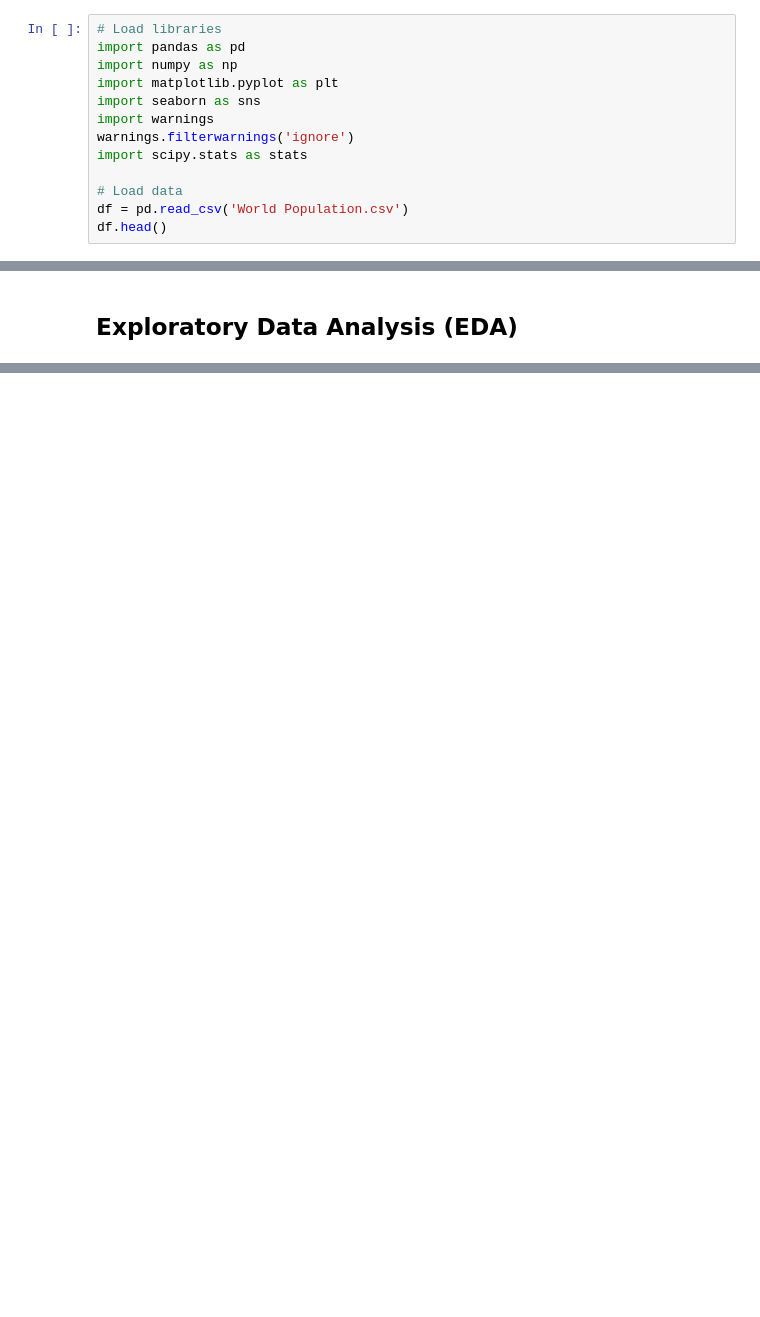
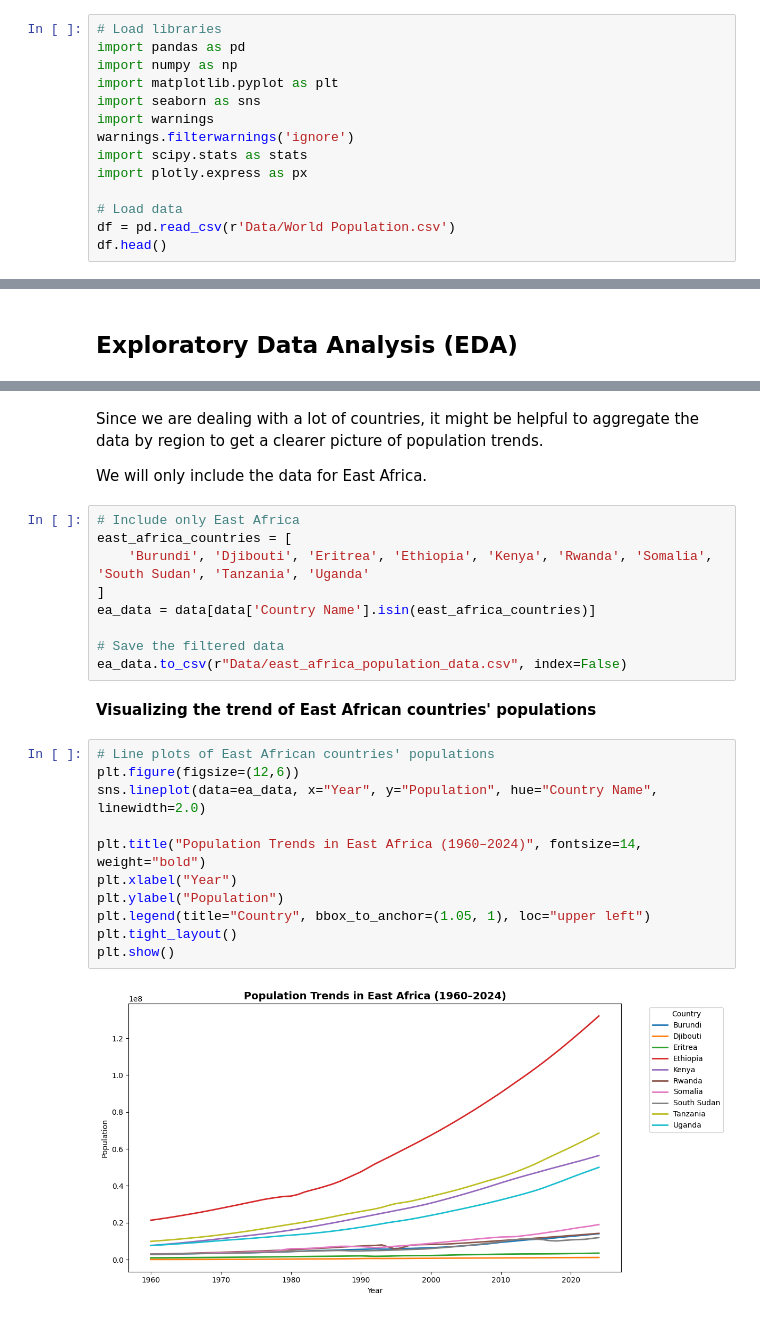
Before and after one commit to Campeon254/PRODIGY_DS_01, a Jupyter notebook: Task 01.ipynb, the cells around one changed output, grey strips where cells are left out. Saved outputs shown, nothing was run; the diff lists cells and outputs as text; blank space fills up the shorter version.

```diff
--- a/Task 01.ipynb
+++ b/Task 01.ipynb
@@ -13,9 +13,10 @@ import seaborn as sns
 import warnings
 warnings.filterwarnings('ignore')
 import scipy.stats as stats
+import plotly.express as px
 
 # Load data
-df = pd.read_csv('World Population.csv')
+df = pd.read_csv(r'Data/World Population.csv')
 df.head()
 # %% [output]
 |  | Country Name | Country Code | Indicator Name | Indicator Code | 1960 | 1961 | 1962 | 1963 | ... |
@@ -95,0 +109,28 @@ data.to_csv("cleaned_data.csv", index=False)
+# %% [markdown]
+Since we are dealing with a lot of countries, it might be helpful to aggregate the data by region to get a clearer picture of population trends.
+
+We will only include the data for East Africa.
+# %%
+# Include only East Africa
+east_africa_countries = [
+    'Burundi', 'Djibouti', 'Eritrea', 'Ethiopia', 'Kenya', 'Rwanda', 'Somalia', 'South Sudan', 'Tanzania', 'Uganda'
+]
+ea_data = data[data['Country Name'].isin(east_africa_countries)]
+
+# Save the filtered data
+ea_data.to_csv(r"Data/east_africa_population_data.csv", index=False)
+# %% [markdown]
+**Visualizing the trend of East African countries' populations**
+# %%
+# Line plots of East African countries' populations
+plt.figure(figsize=(12,6))
+sns.lineplot(data=ea_data, x="Year", y="Population", hue="Country Name", linewidth=2.0)
+
+plt.title("Population Trends in East Africa (1960–2024)", fontsize=14, weight="bold")
+plt.xlabel("Year")
+plt.ylabel("Population")
+plt.legend(title="Country", bbox_to_anchor=(1.05, 1), loc="upper left")
+plt.tight_layout()
+plt.show()
+# %% [output]
+[figure, added]
```
Also changed, not shown: parts of 8 cells of this notebook, 9 other files.
